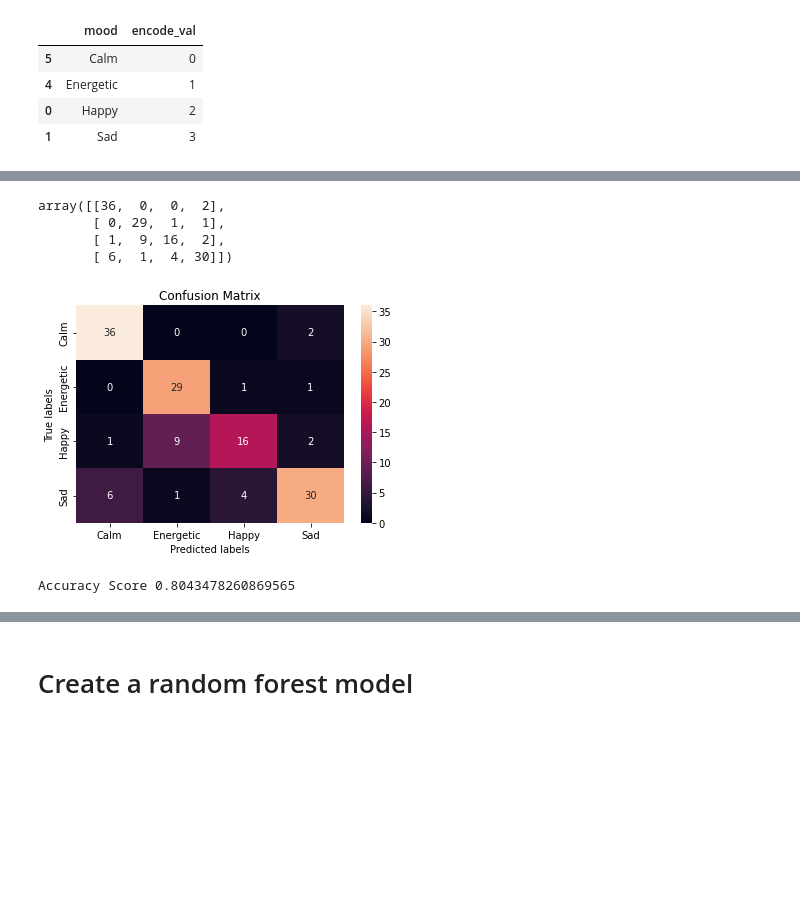
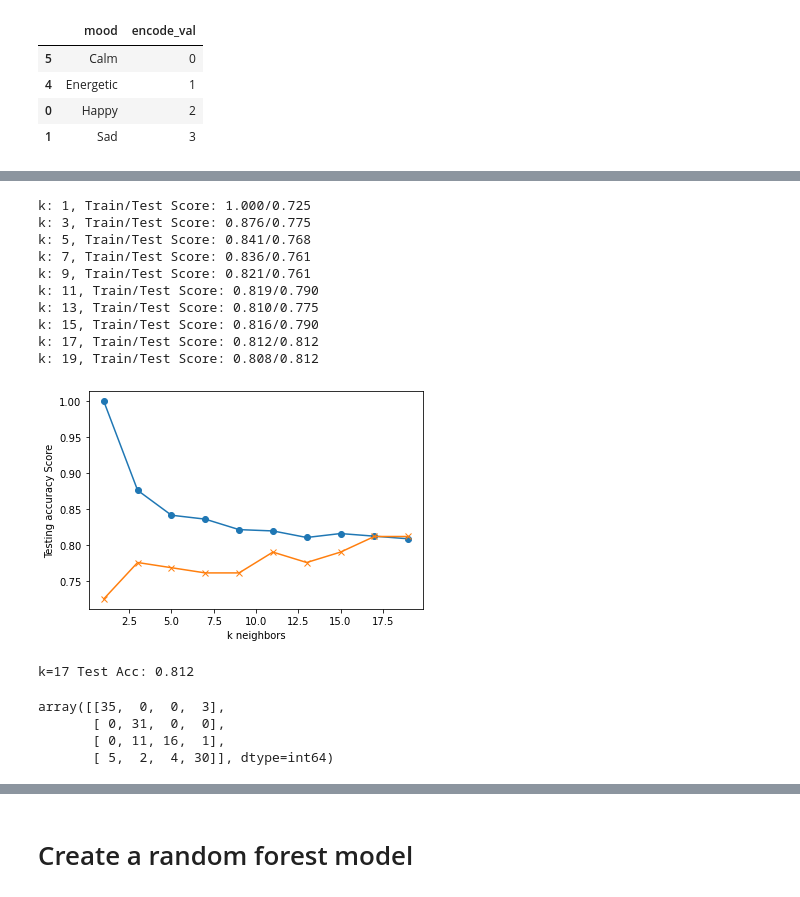
Before and after one commit to olalekeolaleke/Track-Information-and-Mood-Detector, a Jupyter notebook: prediction.ipynb, the cells around one changed output, grey strips where cells are left out. Cells and saved outputs as stored; diff of their text form; code cells hidden in the pictures; blank space fills up the shorter version.

Commit message:
working on the prediction file

```diff
--- a/prediction.ipynb
+++ b/prediction.ipynb
@@ -213,4 +271,0 @@ LogisticRegression()
-# %%
-#Fitting (train) our model by using the training data
-
-classifier.fit(X_train, Y_train)
@@ -234,28 +278,56 @@ Testing Data Score: 0.8043478260869565
+# %%
+X_scaler = MinMaxScaler().fit(X_train)
+# Transform the training and testing data by using the X_scaler and y_scaler models
+
+X_train_scaled = X_scaler.transform(X_train)
+X_test_scaled = X_scaler.transform(X_test)
+
+#X_train_scaled
+# %%
+# Loop through different k values to find which has the highest accuracy.
+# Note: We use only odd numbers because we don't want any ties.
+train_scores = []
+test_scores = []
+for k in range(1, 20, 2):
+    knn = KNeighborsClassifier(n_neighbors=k)
+    knn.fit(X_train_scaled, Y_train)
+    train_score = knn.score(X_train_scaled, Y_train)
+    test_score = knn.score(X_test_scaled, Y_test)
+    train_scores.append(train_score)
+    test_scores.append(test_score)
+    print(f"k: {k}, Train/Test Score: {train_score:.3f}/{test_score:.3f}")
+
+
+plt.plot(range(1, 20, 2), train_scores, marker='o')
+plt.plot(range(1, 20, 2), test_scores, marker="x")
+plt.xlabel("k neighbors")
+plt.ylabel("Testing accuracy Score")
+plt.show()
+# %% [output]
+k: 1, Train/Test Score: 1.000/0.725
+k: 3, Train/Test Score: 0.876/0.775
+k: 5, Train/Test Score: 0.841/0.768
+k: 7, Train/Test Score: 0.836/0.761
+k: 9, Train/Test Score: 0.821/0.761
+k: 11, Train/Test Score: 0.819/0.790
+k: 13, Train/Test Score: 0.810/0.775
+k: 15, Train/Test Score: 0.816/0.790
+k: 17, Train/Test Score: 0.812/0.812
+k: 19, Train/Test Score: 0.808/0.812
+[figure, added]
+# %%
+# Note that k: 17 provides the best accuracy where the classifier starts to stablize
+knn = KNeighborsClassifier(n_neighbors=17)
+knn.fit(X_train_scaled, Y_train)
+print('k=17 Test Acc: %.3f' % knn.score(X_test_scaled, Y_test))
+# %% [output]
+k=17 Test Acc: 0.812
 # %%
 y_true = Y_test
-y_pred = classifier.predict(X_test)
+y_pred = knn.predict(X_test_scaled)
 confusion_matrix(y_true, y_pred)
 # %% [output]
-array([[36,  0,  0,  2],
-       [ 0, 29,  1,  1],
-       [ 1,  9, 16,  2],
-       [ 6,  1,  4, 30]])
+array([[35,  0,  0,  3],
+       [ 0, 31,  0,  0],
+       [ 0, 11, 16,  1],
+       [ 5,  2,  4, 30]], dtype=int64)
-# %%
-confx = confusion_matrix(y_true,y_pred)
-ax = plt.subplot()
-sns.heatmap(confx,annot=True,ax=ax)
-
-labels =encoded_cat['mood']
-ax.set_xlabel('Predicted labels')
-ax.set_ylabel('True labels')
-ax.set_title('Confusion Matrix')
-ax.xaxis.set_ticklabels(labels)
-ax.yaxis.set_ticklabels(labels)
-plt.show()
-
-#plt.savefig("image/Confusion_Matrix")
-
-print("Accuracy Score",accuracy_score(y_true,y_pred))
-# %% [output]
-[figure, removed]
-Accuracy Score 0.8043478260869565
```
Also changed, not shown: parts of 26 cells of this notebook, 5 other files.
